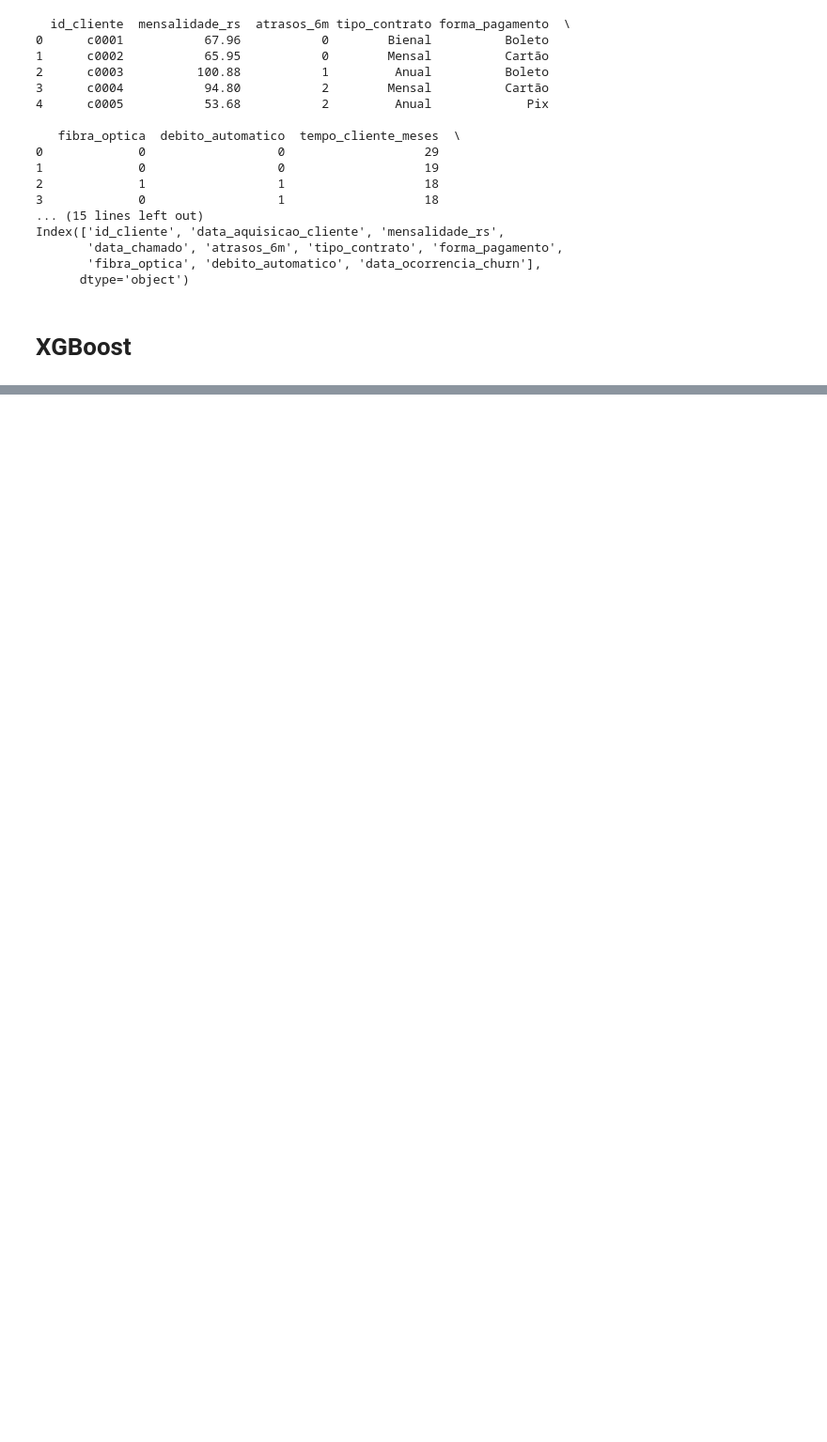
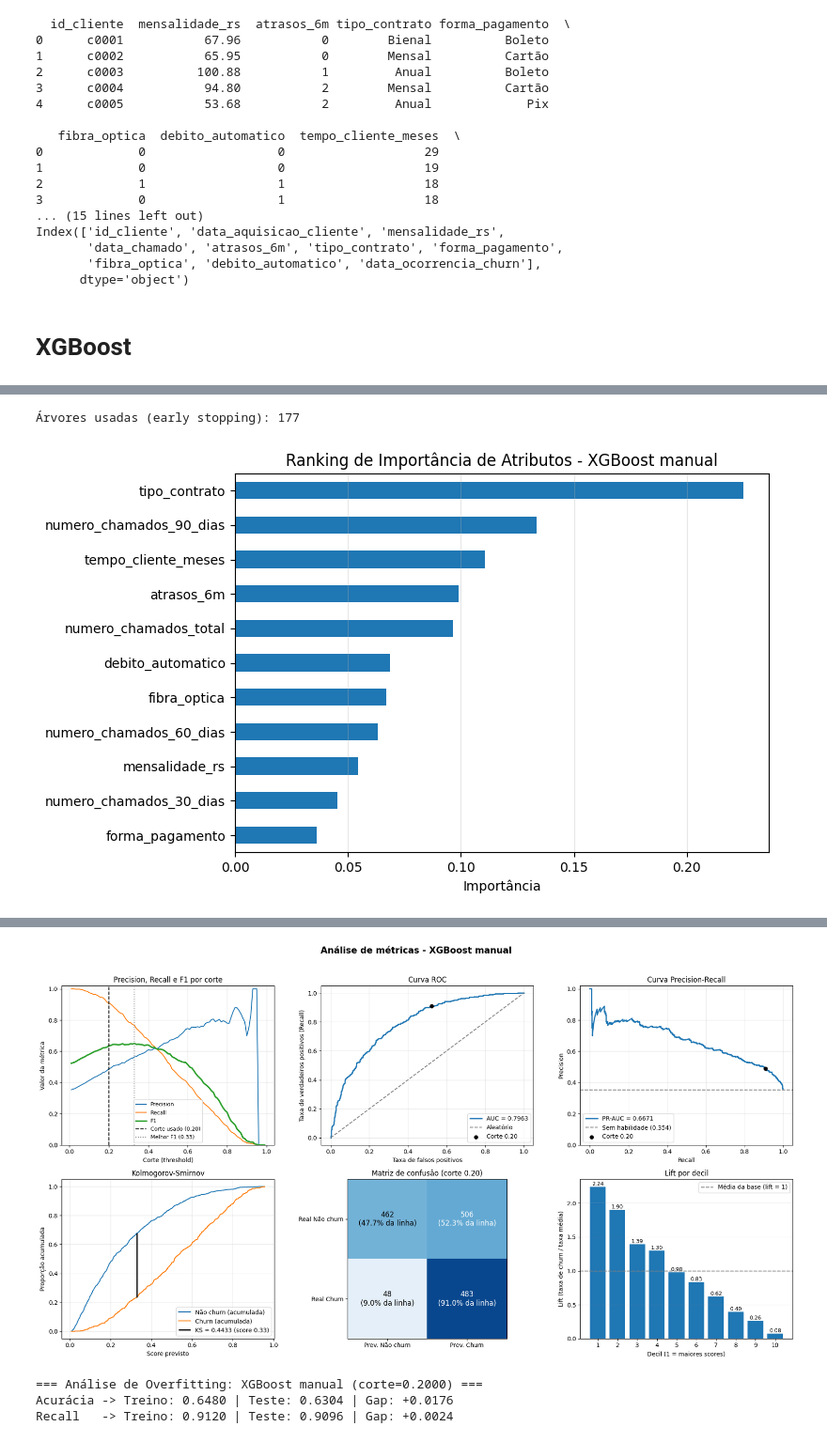
Before and after one commit to lucaasleal/costumer-churn-prediction, a Jupyter notebook: Entrega_2/xgboost/XGBoost.ipynb, the cells around one changed output, grey strips where cells are left out. Shown at 94% size. Cells and saved outputs as stored; diff of their text form; code cells hidden in the pictures; blank space fills up the shorter version.

Commit message:
refactor: corrigindo parametros

```diff
--- a/Entrega_2/xgboost/XGBoost.ipynb
+++ b/Entrega_2/xgboost/XGBoost.ipynb
@@ -396,0 +396,74 @@ weighted avg       0.74      0.75      0.74      1000
+# %%
+import pandas as pd
+import xgboost as xgb
+from sklearn.model_selection import train_test_split
+from sklearn.metrics import classification_report
+
+# ============================================================================
+# HIPERPARÂMETROS MANUAIS - edite os valores abaixo e rode a célula
+# ============================================================================
+HIPERPARAMETROS = {
+    'n_estimators': 500,        # nº máximo de árvores (com early stopping, vira um teto)
+    'learning_rate': 0.05,
+    'max_depth': 3,
+    'min_child_weight': 1,
+    'subsample': 0.8,
+    'colsample_bytree': 0.8,
+    'gamma': 0.0,
+    'reg_alpha': 0.0,
+    'reg_lambda': 1.0,
+    'scale_pos_weight': 1.0,
+}
+EARLY_STOPPING_ROUNDS = 30   # None = desativa e treina exatamente n_estimators árvores
+THRESHOLD = 0.2             # corte de classificação usado nas métricas e gráficos
+
+df = pd.read_excel('./base_churn_5000_VF2_aluno_preprocessada.xlsx')
+df = df.drop(columns=['id_cliente', 'ID_Cliente', 'cliente_id'], errors='ignore')
+
+for col in df.select_dtypes(include=['object', 'string']).columns:
+    df[col] = df[col].astype('category')
+
+X = df.drop(columns=['churn'])
+y = df['churn']
+
+X_train, X_test, y_train, y_test = train_test_split(
+    X, y, test_size=0.3, stratify=y, random_state=42
+)
+
+# 2. Monta o modelo
+params = {
+    **HIPERPARAMETROS,
+    'enable_categorical': True,
+    'eval_metric': 'aucpr',
+    'random_state': 42,
+    'n_jobs': -1,
+}
+
+if EARLY_STOPPING_ROUNDS is not None:
+    # O early stopping usa uma fatia de validação tirada do TREINO (o teste fica intocado)
+    X_tr, X_val, y_tr, y_val = train_test_split(
+        X_train, y_train, test_size=0.3, stratify=y_train, random_state=42
+    )
+    model = xgb.XGBClassifier(**params, early_stopping_rounds=EARLY_STOPPING_ROUNDS)
+    model.fit(X_tr, y_tr, eval_set=[(X_val, y_val)], verbose=False)
+    print(f"Árvores usadas (early stopping): {model.best_iteration + 1}")
+else:
+    model = xgb.XGBClassifier(**params)
+    model.fit(X_train, y_train, verbose=False)
+
+# 3. Avalia no teste
+y_proba = model.predict_proba(X_test)[:, 1]
+y_pred = (y_proba >= THRESHOLD).astype(int)
+
+ranking_xgb = plotar_feature_importance(model, X_train.columns, nome="XGBoost manual")
+print(ranking_xgb)
+
+print(f"\nClassification Report (threshold = {THRESHOLD:.2f}):")
+print(classification_report(y_test, y_pred, digits=4))
+
+# 4. Análise gráfica das métricas
+analise_metricas(y_test, y_proba, threshold=THRESHOLD, titulo="XGBoost manual")
+analise_overfitting(model, X_train, y_train, X_test, y_test, threshold=THRESHOLD, nome="XGBoost manual")
+# %% [output]
+Árvores usadas (early stopping): 177
+[figure, added]
@@ -396,0 +487,4 @@ weighted avg       0.74      0.75      0.74      1000
+[figure, added]
+=== Análise de Overfitting: XGBoost manual (corte=0.2000) ===
+Acurácia -> Treino: 0.6480 | Teste: 0.6304 | Gap: +0.0176
+Recall   -> Treino: 0.9120 | Teste: 0.9096 | Gap: +0.0024
```
Also changed, not shown: parts of 8 cells of this notebook.
